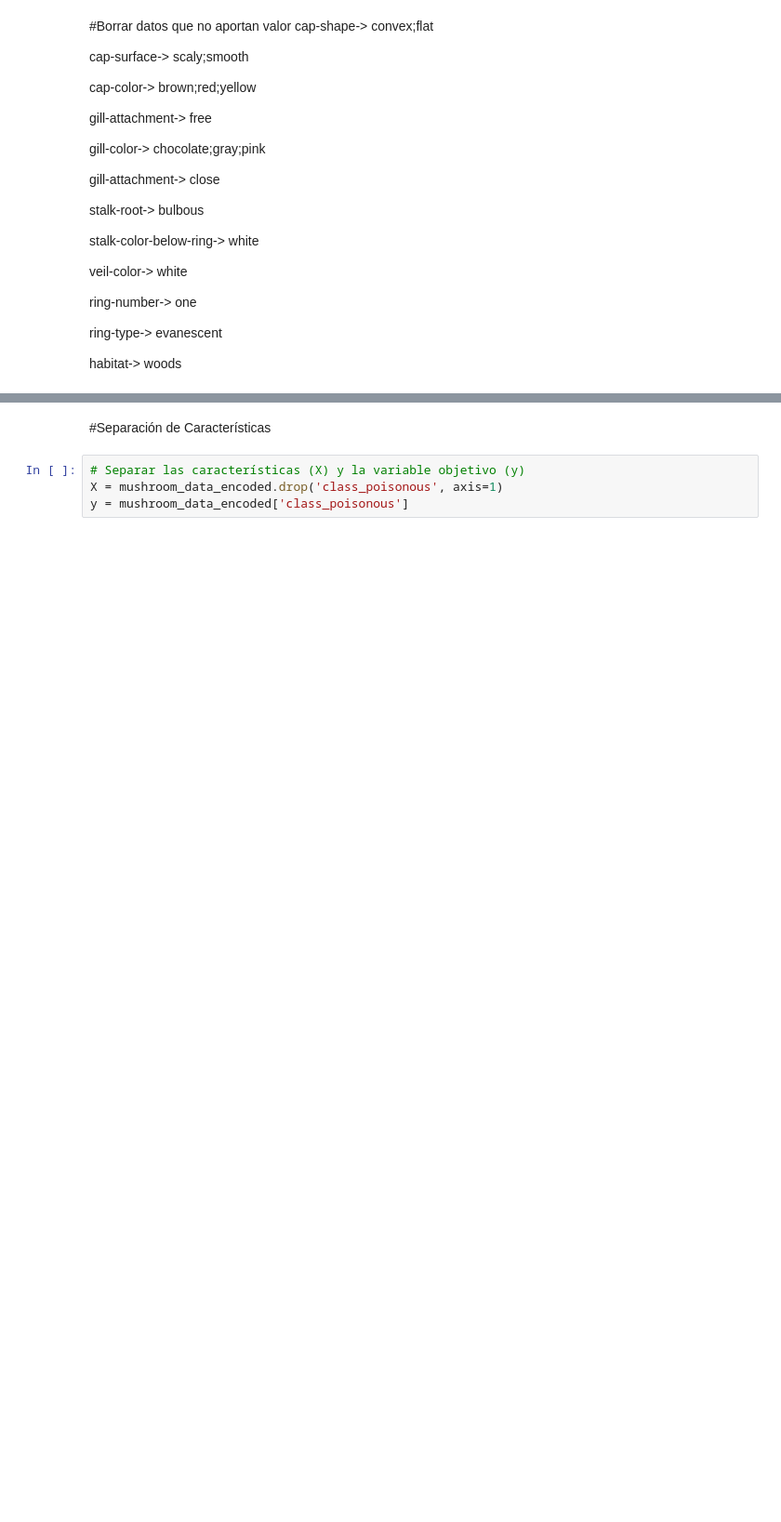
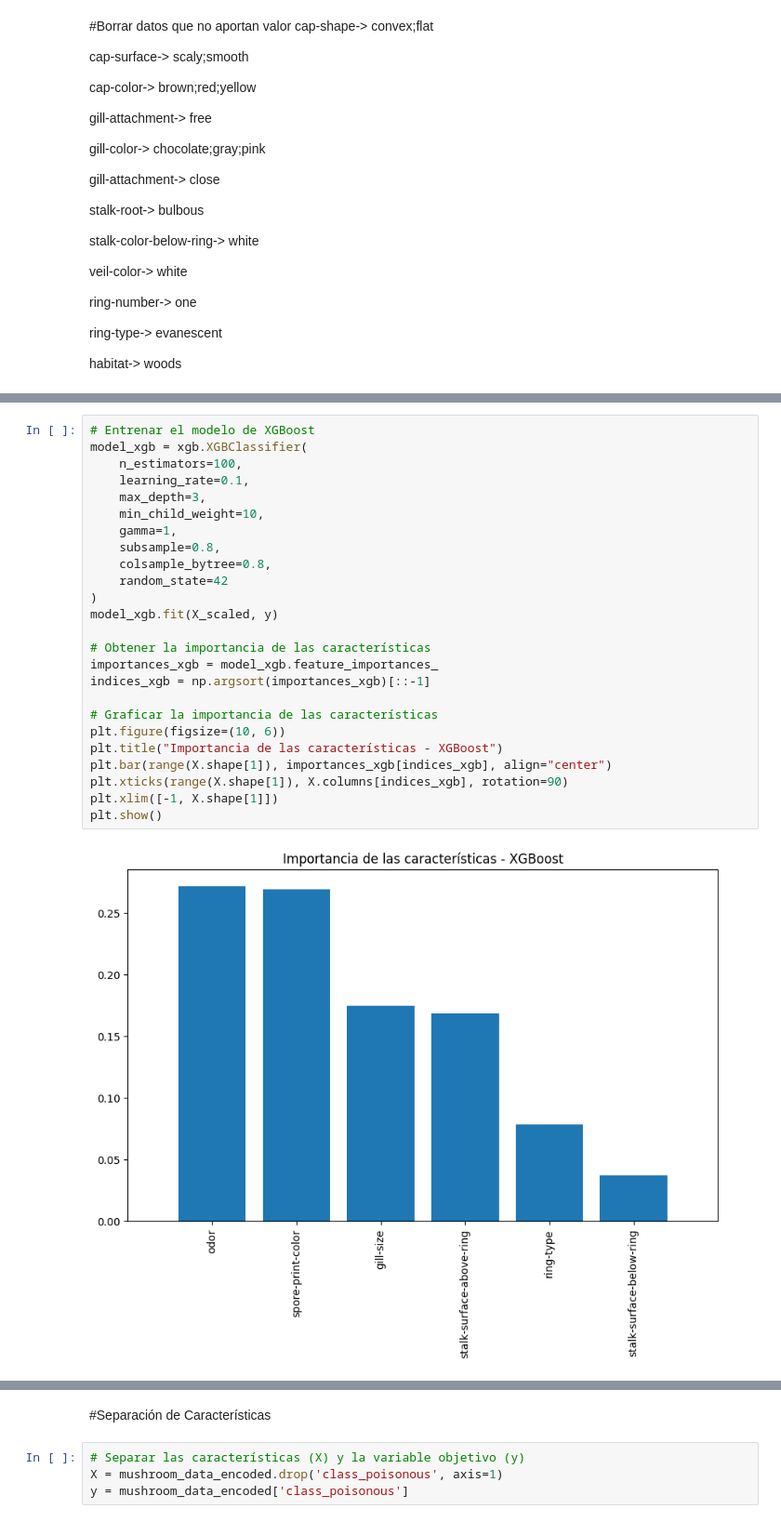
Before and after one commit to bringol/IA_TP_GRUPO_2, a Jupyter notebook: Dataset_no_me_comas.ipynb, the cells around one changed output, grey strips where cells are left out. Shown at 93% size. Saved outputs shown, nothing was run; the diff lists cells and outputs as text; blank space fills up the shorter version.

```diff
--- a/Dataset_no_me_comas.ipynb
+++ b/Dataset_no_me_comas.ipynb
@@ -481,0 +938,27 @@ Name: class_poisonous, Length: 87, dtype: float64
+# %%
+# Entrenar el modelo de XGBoost
+model_xgb = xgb.XGBClassifier(
+    n_estimators=100,
+    learning_rate=0.1,
+    max_depth=3,
+    min_child_weight=10,
+    gamma=1,
+    subsample=0.8,
+    colsample_bytree=0.8,
+    random_state=42
+)
+model_xgb.fit(X_scaled, y)
+
+# Obtener la importancia de las características
+importances_xgb = model_xgb.feature_importances_
+indices_xgb = np.argsort(importances_xgb)[::-1]
+
+# Graficar la importancia de las características
+plt.figure(figsize=(10, 6))
+plt.title("Importancia de las características - XGBoost")
+plt.bar(range(X.shape[1]), importances_xgb[indices_xgb], align="center")
+plt.xticks(range(X.shape[1]), X.columns[indices_xgb], rotation=90)
+plt.xlim([-1, X.shape[1]])
+plt.show()
+# %% [output]
+[figure, added]
```
Also changed, not shown: parts of 63 cells of this notebook.
